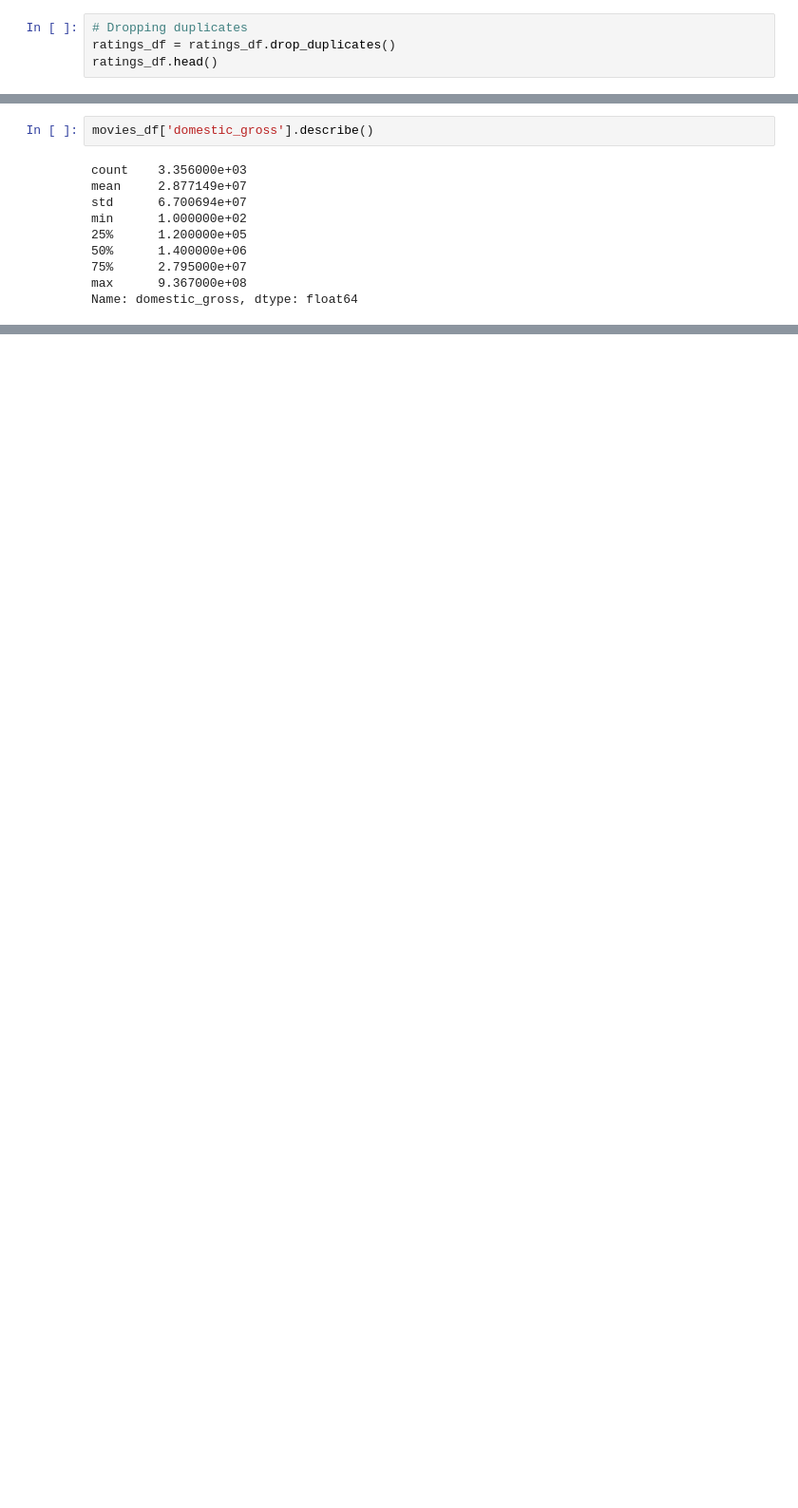
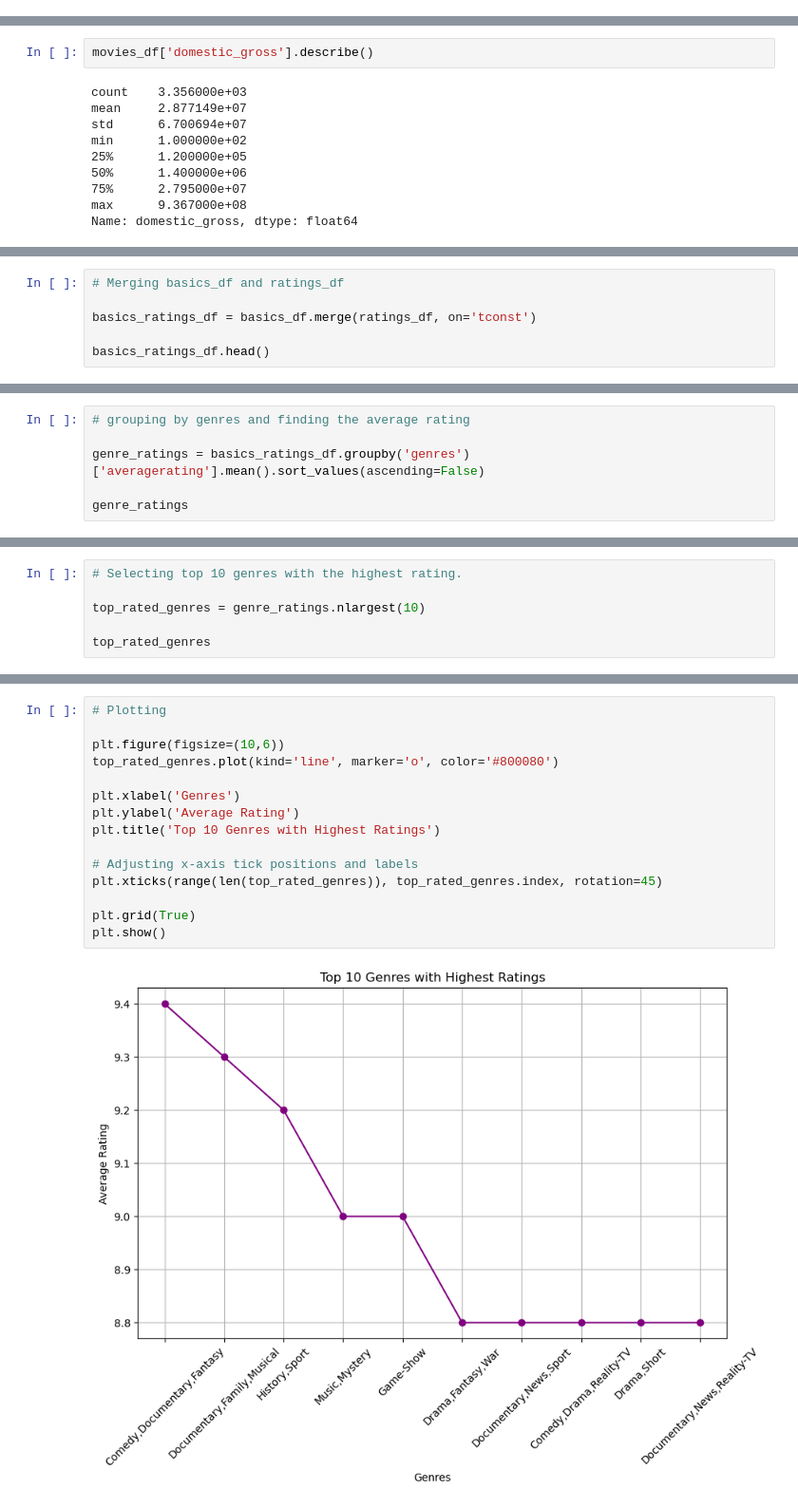
Before and after one commit to ItsjustWanjiru/Microsoft-Movie-Studio-Analysis, a Jupyter notebook: student.ipynb, the cells around one changed output, grey strips where cells are left out. Shown at 95% size. Cells and saved outputs as stored; diff of their text form; blank space fills up the shorter version.

```diff
--- a/student.ipynb
+++ b/student.ipynb
@@ -156,7 +204,3 @@ Data columns (total 6 columns):
  5   genres           146123 non-null  object
 dtypes: float64(1), int64(1), object(4)
 memory usage: 7.8+ MB
-# %%
-# Dropping duplicates
-ratings_df = ratings_df.drop_duplicates()
-ratings_df.head()
@@ -559,0 +428,6 @@ plt.show()
+# %%
+# Merging basics_df and ratings_df
+
+basics_ratings_df = basics_df.merge(ratings_df, on='tconst')
+
+basics_ratings_df.head()
@@ -559,0 +441,6 @@ plt.show()
+# %%
+# grouping by genres and finding the average rating
+
+genre_ratings = basics_ratings_df.groupby('genres')['averagerating'].mean().sort_values(ascending=False)
+
+genre_ratings
@@ -559,0 +461,6 @@ plt.show()
+# %%
+# Selecting top 10 genres with the highest rating.
+
+top_rated_genres = genre_ratings.nlargest(10)
+
+top_rated_genres
@@ -559,0 +492,17 @@ plt.show()
+# %%
+# Plotting
+
+plt.figure(figsize=(10,6))
+top_rated_genres.plot(kind='line', marker='o', color='#800080')
+
+plt.xlabel('Genres')
+plt.ylabel('Average Rating')
+plt.title('Top 10 Genres with Highest Ratings')
+
+# Adjusting x-axis tick positions and labels
+plt.xticks(range(len(top_rated_genres)), top_rated_genres.index, rotation=45)
+
+plt.grid(True)
+plt.show()
+# %% [output]
+[figure, added]
```
Also changed, not shown: parts of 94 cells of this notebook.
